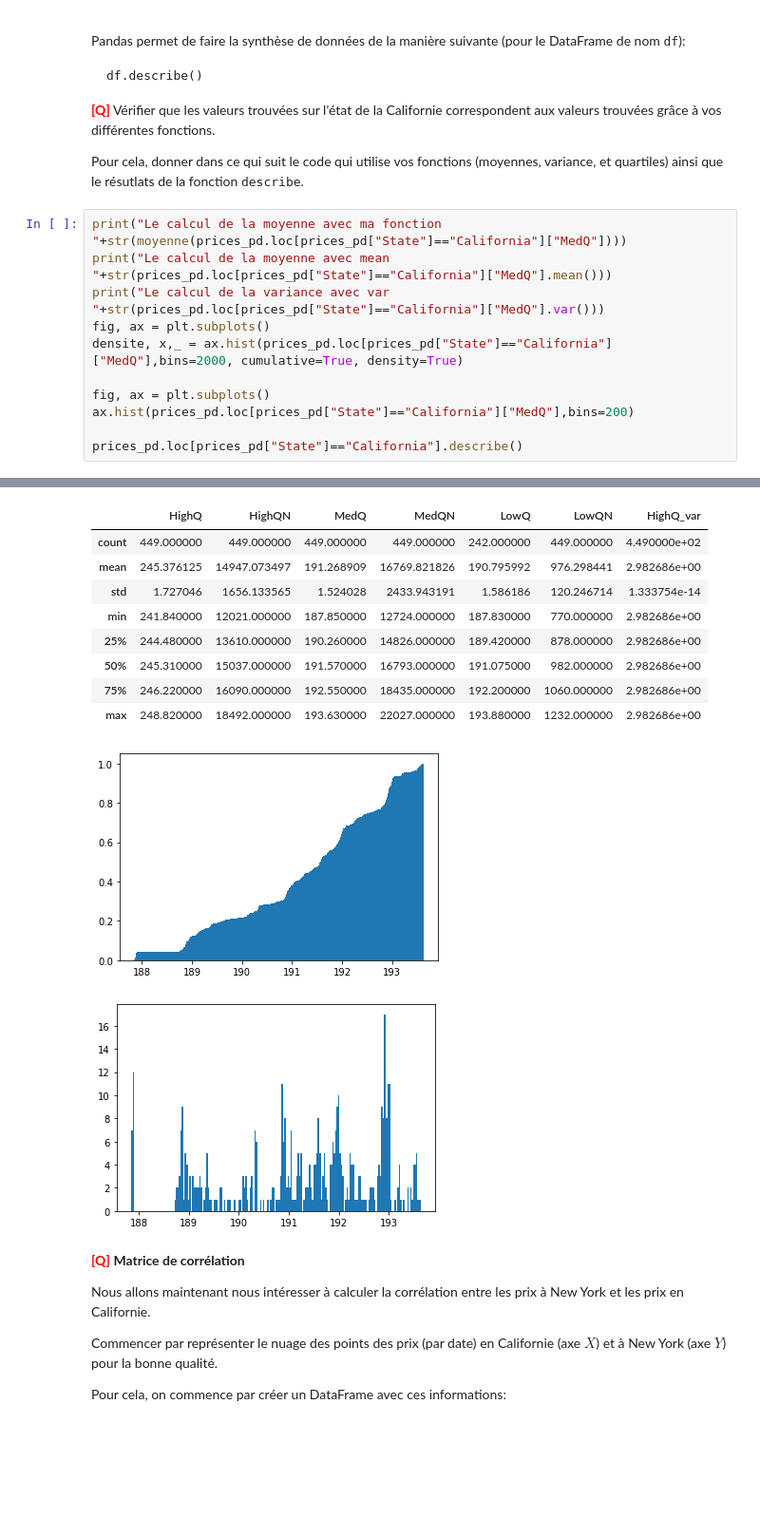
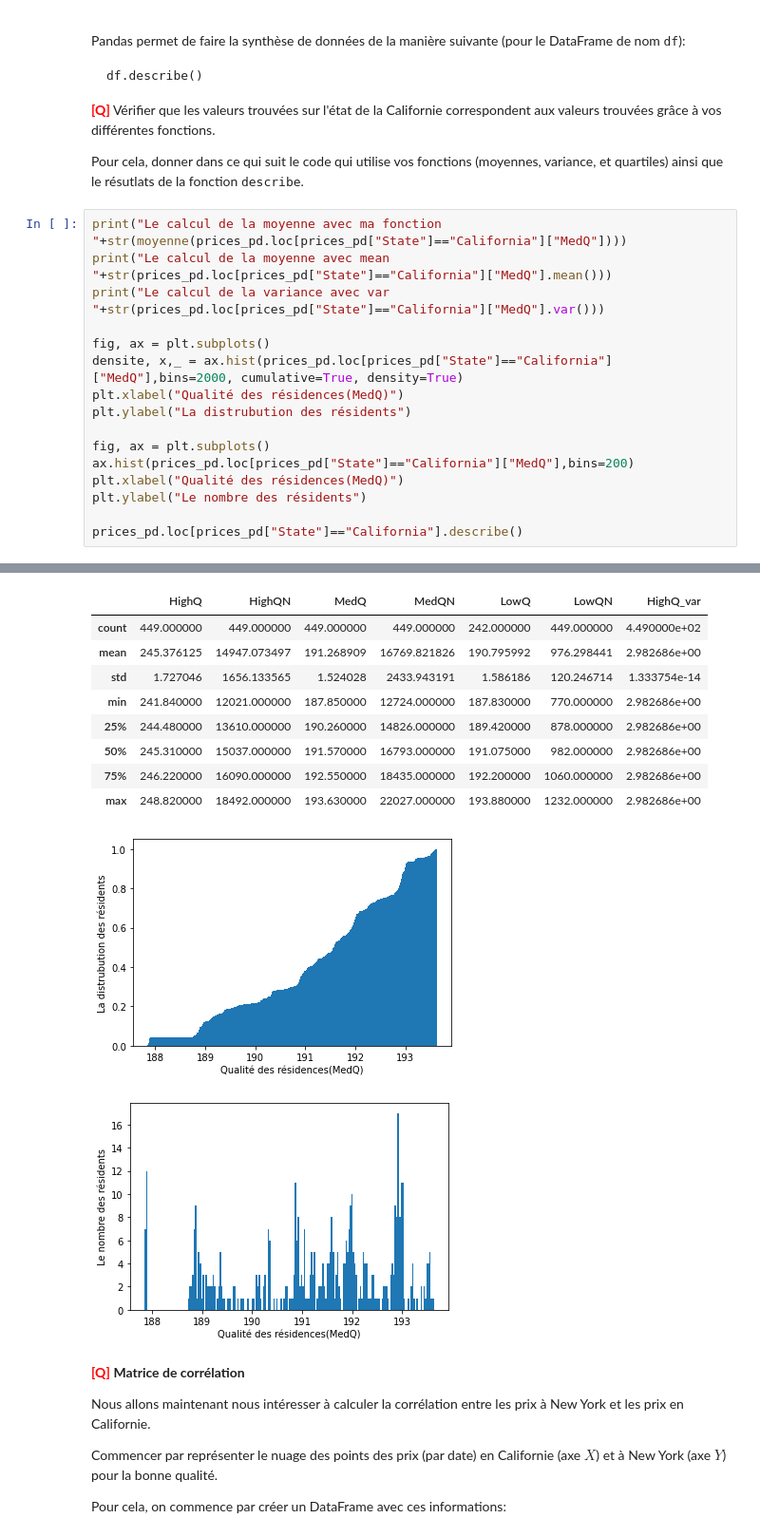
Before and after one commit to baris221/LU3IN026_TME, a Jupyter notebook: TME1/tme-01-Kaftancioglu-Tawbi.ipynb, the cells around one changed output, grey strips where cells are left out. Shown at 95% size. Saved outputs shown, nothing was run; the diff lists cells and outputs as text; blank space fills up the shorter version.

Commit message:
Ajout des explications pour les graphes

```diff
--- a/TME1/tme-01-Kaftancioglu-Tawbi.ipynb
+++ b/TME1/tme-01-Kaftancioglu-Tawbi.ipynb
@@ -757,29 +730,34 @@ Pour cela, donner dans ce qui suit le code qui utilise vos fonctions (moyennes,
 # %%
 print("Le calcul de la moyenne avec ma fonction "+str(moyenne(prices_pd.loc[prices_pd["State"]=="California"]["MedQ"])))
 print("Le calcul de la moyenne avec mean "+str(prices_pd.loc[prices_pd["State"]=="California"]["MedQ"].mean()))
 print("Le calcul de la variance avec var "+str(prices_pd.loc[prices_pd["State"]=="California"]["MedQ"].var()))
+
 fig, ax = plt.subplots()
 densite, x,_ = ax.hist(prices_pd.loc[prices_pd["State"]=="California"]["MedQ"],bins=2000, cumulative=True, density=True)
+plt.xlabel("Qualité des résidences(MedQ)")
+plt.ylabel("La distrubution des résidents")
 
 fig, ax = plt.subplots()
 ax.hist(prices_pd.loc[prices_pd["State"]=="California"]["MedQ"],bins=200)
+plt.xlabel("Qualité des résidences(MedQ)")
+plt.ylabel("Le nombre des résidents")
 
 prices_pd.loc[prices_pd["State"]=="California"].describe()
 # %% [output]
 Le calcul de la moyenne avec ma fonction 191.26890868596863
 Le calcul de la moyenne avec mean 191.26890868596863
 Le calcul de la variance avec var 2.3226619760181326
 |  | HighQ | HighQN | MedQ | MedQN | LowQ | LowQN | HighQ_var |
 | count | 449.000000 | 449.000000 | 449.000000 | 449.000000 | 242.000000 | 449.000000 | 4.490000e+02 |
 | mean | 245.376125 | 14947.073497 | 191.268909 | 16769.821826 | 190.795992 | 976.298441 | 2.982686e+00 |
 | std | 1.727046 | 1656.133565 | 1.524028 | 2433.943191 | 1.586186 | 120.246714 | 1.333754e-14 |
 | min | 241.840000 | 12021.000000 | 187.850000 | 12724.000000 | 187.830000 | 770.000000 | 2.982686e+00 |
 | 25% | 244.480000 | 13610.000000 | 190.260000 | 14826.000000 | 189.420000 | 878.000000 | 2.982686e+00 |
 | 50% | 245.310000 | 15037.000000 | 191.570000 | 16793.000000 | 191.075000 | 982.000000 | 2.982686e+00 |
 | 75% | 246.220000 | 16090.000000 | 192.550000 | 18435.000000 | 192.200000 | 1060.000000 | 2.982686e+00 |
 | max | 248.820000 | 18492.000000 | 193.630000 | 22027.000000 | 193.880000 | 1232.000000 | 2.982686e+00 |
-[figure, old version]
+[figure, new version]
-[figure, old version]
+[figure, new version]
 # %% [markdown]
 <font color="RED" size="+1">**[Q]**</font> **Matrice de corrélation**
 
```
Also changed, not shown: parts of 12 cells of this notebook.
